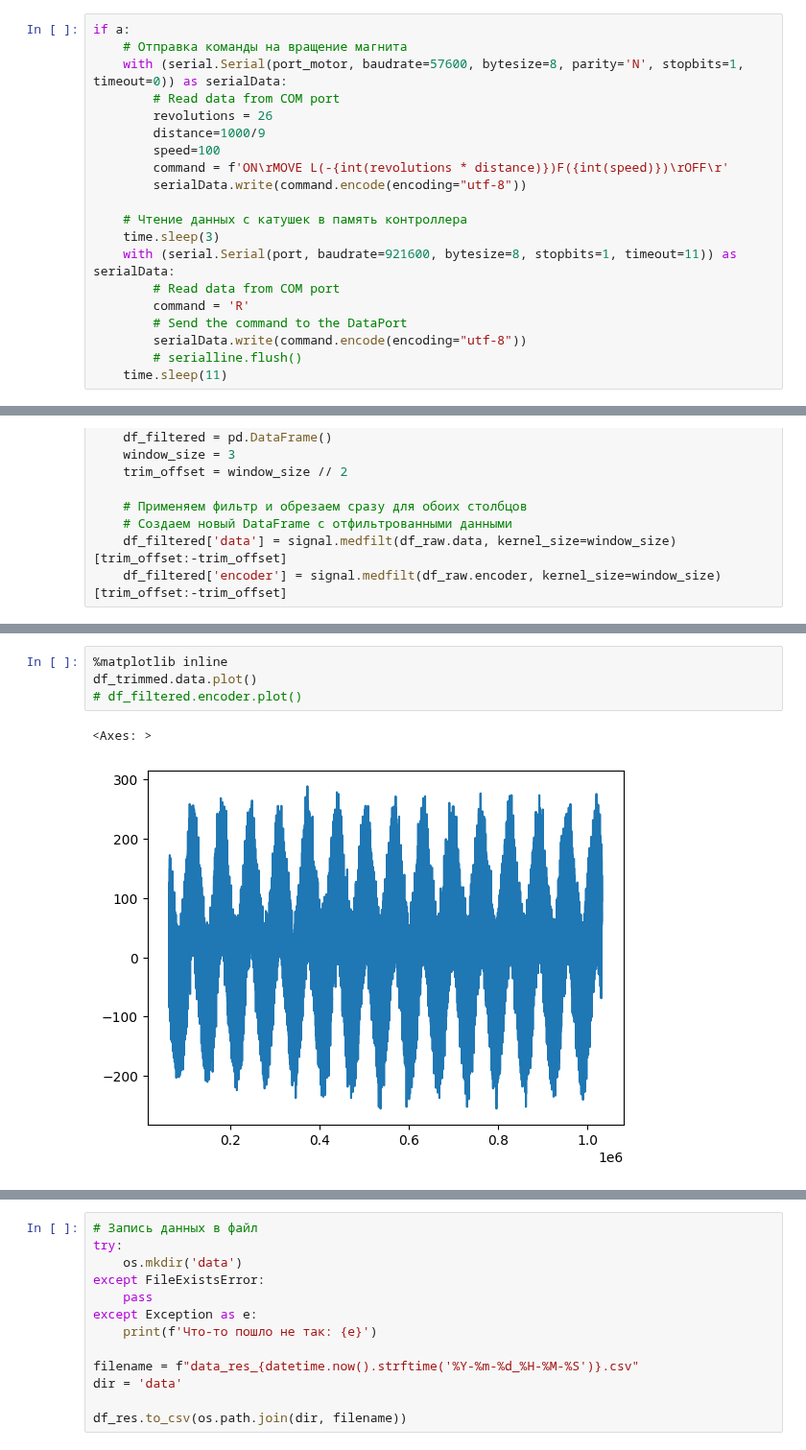
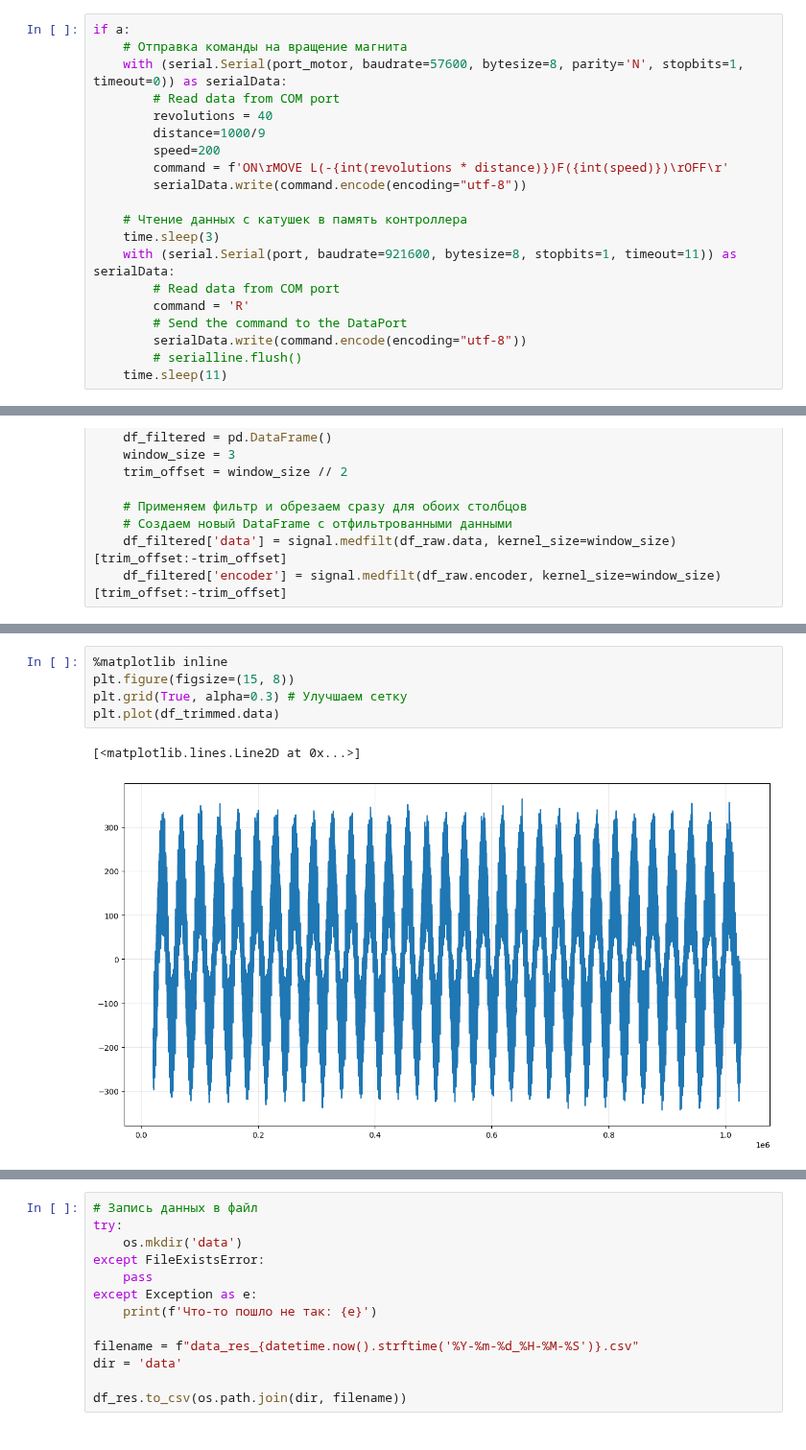
Before and after one commit to BuslaySt/Helmholz-Polymagnit, a Jupyter notebook: code/HarmData_fast.ipynb, the cells around one changed output, grey strips where cells are left out. Shown at 96% size. Drawn from its saved outputs; the diff is of its cells as text.

```diff
--- a/code/HarmData_fast.ipynb
+++ b/code/HarmData_fast.ipynb
@@ -36,9 +36,9 @@ if a:
     # Отправка команды на вращение магнита
     with (serial.Serial(port_motor, baudrate=57600, bytesize=8, parity='N', stopbits=1, timeout=0)) as serialData:
         # Read data from COM port
-        revolutions = 26
+        revolutions = 40
         distance=1000/9
-        speed=100
+        speed=200
         command = f'ON\rMOVE L(-{int(revolutions * distance)})F({int(speed)})\rOFF\r'
         serialData.write(command.encode(encoding="utf-8"))
 
@@ -139,10 +155,11 @@ else:
 # %%
 %matplotlib inline
-df_trimmed.data.plot()
-# df_filtered.encoder.plot()
+plt.figure(figsize=(15, 8))
+plt.grid(True, alpha=0.3) # Улучшаем сетку
+plt.plot(df_trimmed.data)
 # %% [output]
-<Axes: >
+[<matplotlib.lines.Line2D at 0x...>]
-[figure, old version]
+[figure, new version]
 # %%
 # Усредняем по значениям encoder и вычисляем интеграл по всему периоду данных
 # 1. Группировка по периодам (непрерывные одинаковые значения encoder)
```
Also changed, not shown: parts of 21 cells of this notebook.
